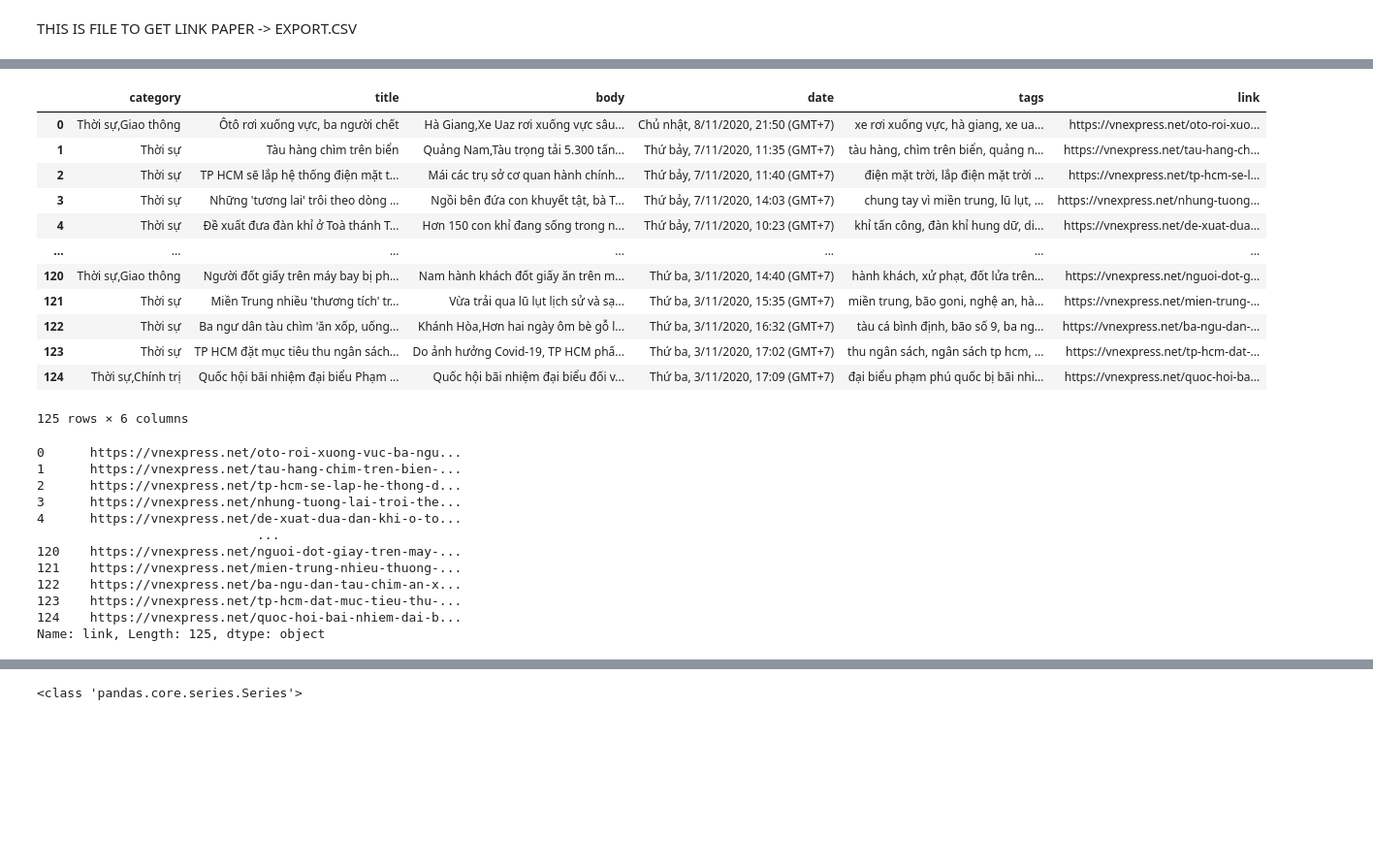
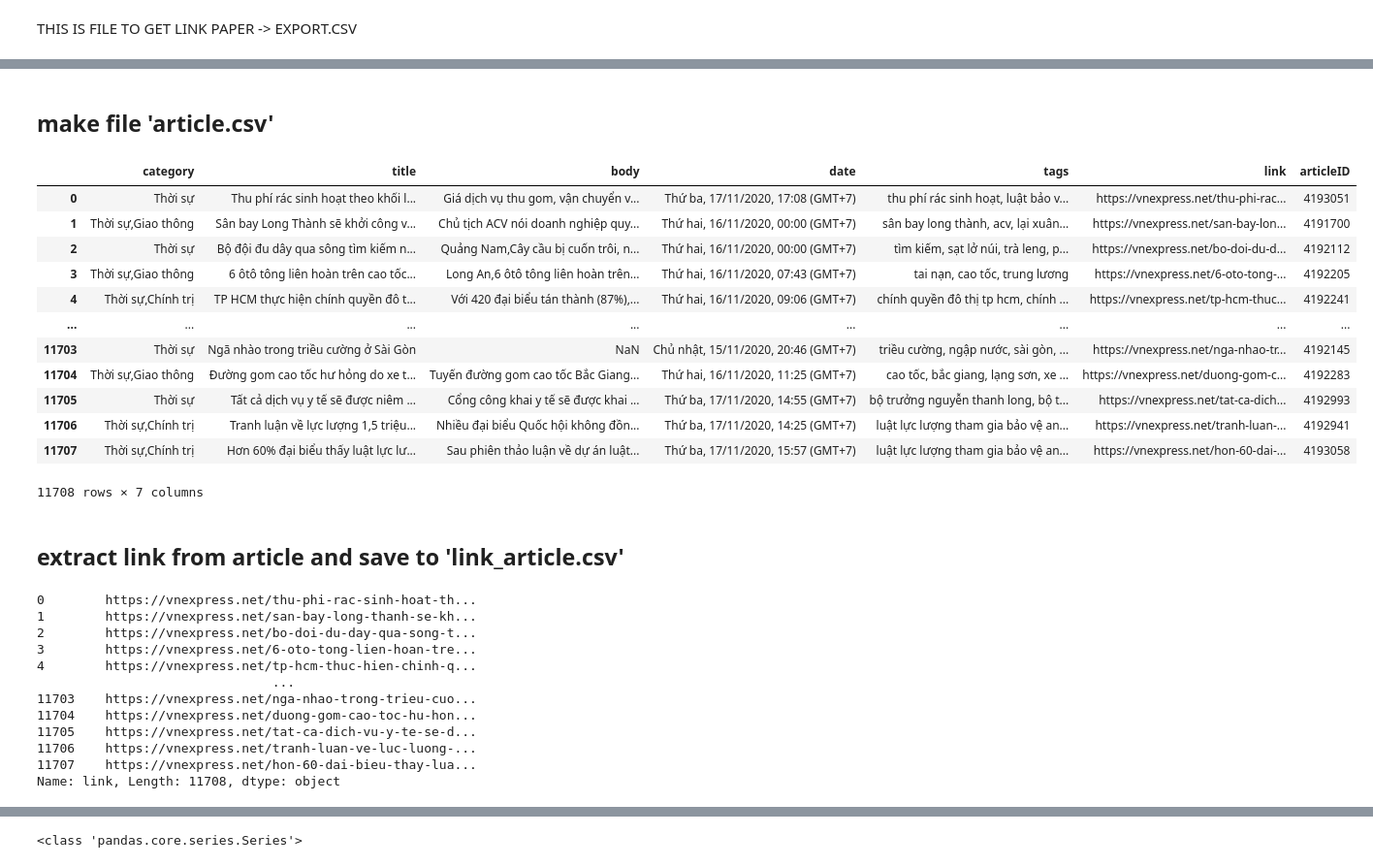
Before and after one commit to thuy4tbn99/crawl_vnexpress, a Jupyter notebook: scrapy_vnexpress/vnexpress/extract_itemcsv.ipynb, the cells around one changed output, grey strips where cells are left out. Shown at 97% size. Saved outputs shown, nothing was run; the diff lists cells and outputs as text; code cells hidden in the pictures; blank space fills up the shorter version.

```diff
--- a/scrapy_vnexpress/vnexpress/extract_itemcsv.ipynb
+++ b/scrapy_vnexpress/vnexpress/extract_itemcsv.ipynb
@@ -11,39 +5,43 @@ import pandas as pd
+# %% [markdown]
+## make file 'article.csv'
 # %%
-items = pd.read_csv('./article.csv')
+article_items = pd.read_csv('./articles.csv')
-# %%
-items
-# %% [output]
-|  | category | title | body | date | tags | link |
-| 0 | Thời sự,Giao thông | Ôtô rơi xuống vực, ba người chết | Hà Giang,Xe Uaz rơi xuống vực sâu... | Chủ nhật, 8/11/2020, 21:50 (GMT+7) | xe rơi xuống vực, hà giang, xe ua... | https://vnexpress.net/oto-roi-xuo... |
-| 1 | Thời sự | Tàu hàng chìm trên biển | Quảng Nam,Tàu trọng tải 5.300 tấn... | Thứ bảy, 7/11/2020, 11:35 (GMT+7) | tàu hàng, chìm trên biển, quảng n... | https://vnexpress.net/tau-hang-ch... |
-| 2 | Thời sự | TP HCM sẽ lắp hệ thống điện mặt t... | Mái các trụ sở cơ quan hành chính... | Thứ bảy, 7/11/2020, 11:40 (GMT+7) | điện mặt trời, lắp điện mặt trời ... | https://vnexpress.net/tp-hcm-se-l... |
-| 3 | Thời sự | Những 'tương lai' trôi theo dòng ... | Ngồi bên đứa con khuyết tật, bà T... | Thứ bảy, 7/11/2020, 14:03 (GMT+7) | chung tay vì miền trung, lũ lụt, ... | https://vnexpress.net/nhung-tuong... |
-| 4 | Thời sự | Đề xuất đưa đàn khỉ ở Toà thánh T... | Hơn 150 con khỉ đang sống trong n... | Thứ bảy, 7/11/2020, 10:23 (GMT+7) | khỉ tấn công, đàn khỉ hung dữ, di... | https://vnexpress.net/de-xuat-dua... |
-| ... | ... | ... | ... | ... | ... | ... |
-| 120 | Thời sự,Giao thông | Người đốt giấy trên máy bay bị ph... | Nam hành khách đốt giấy ăn trên m... | Thứ ba, 3/11/2020, 14:40 (GMT+7) | hành khách, xử phạt, đốt lửa trên... | https://vnexpress.net/nguoi-dot-g... |
-| 121 | Thời sự | Miền Trung nhiều 'thương tích' tr... | Vừa trải qua lũ lụt lịch sử và sạ... | Thứ ba, 3/11/2020, 15:35 (GMT+7) | miền trung, bão goni, nghệ an, hà... | https://vnexpress.net/mien-trung-... |
-| 122 | Thời sự | Ba ngư dân tàu chìm 'ăn xốp, uống... | Khánh Hòa,Hơn hai ngày ôm bè gỗ l... | Thứ ba, 3/11/2020, 16:32 (GMT+7) | tàu cá bình định, bão số 9, ba ng... | https://vnexpress.net/ba-ngu-dan-... |
-| 123 | Thời sự | TP HCM đặt mục tiêu thu ngân sách... | Do ảnh hưởng Covid-19, TP HCM phấ... | Thứ ba, 3/11/2020, 17:02 (GMT+7) | thu ngân sách, ngân sách tp hcm, ... | https://vnexpress.net/tp-hcm-dat-... |
-| 124 | Thời sự,Chính trị | Quốc hội bãi nhiệm đại biểu Phạm ... | Quốc hội bãi nhiệm đại biểu đối v... | Thứ ba, 3/11/2020, 17:09 (GMT+7) | đại biểu phạm phú quốc bị bãi nhi... | https://vnexpress.net/quoc-hoi-ba... |
-125 rows × 6 columns
+# %%
+article_items
+# %% [output]
+|  | category | title | body | date | tags | link | articleID |
+| 0 | Thời sự | Thu phí rác sinh hoạt theo khối l... | Giá dịch vụ thu gom, vận chuyển v... | Thứ ba, 17/11/2020, 17:08 (GMT+7) | thu phí rác sinh hoạt, luật bảo v... | https://vnexpress.net/thu-phi-rac... | 4193051 |
+| 1 | Thời sự,Giao thông | Sân bay Long Thành sẽ khởi công v... | Chủ tịch ACV nói doanh nghiệp quy... | Thứ hai, 16/11/2020, 00:00 (GMT+7) | sân bay long thành, acv, lại xuân... | https://vnexpress.net/san-bay-lon... | 4191700 |
+| 2 | Thời sự | Bộ đội đu dây qua sông tìm kiếm n... | Quảng Nam,Cây cầu bị cuốn trôi, n... | Thứ hai, 16/11/2020, 00:00 (GMT+7) | tìm kiếm, sạt lở núi, trà leng, p... | https://vnexpress.net/bo-doi-du-d... | 4192112 |
+| 3 | Thời sự,Giao thông | 6 ôtô tông liên hoàn trên cao tốc... | Long An,6 ôtô tông liên hoàn trên... | Thứ hai, 16/11/2020, 07:43 (GMT+7) | tai nạn, cao tốc, trung lương | https://vnexpress.net/6-oto-tong-... | 4192205 |
+| 4 | Thời sự,Chính trị | TP HCM thực hiện chính quyền đô t... | Với 420 đại biểu tán thành (87%),... | Thứ hai, 16/11/2020, 09:06 (GMT+7) | chính quyền đô thị tp hcm, chính ... | https://vnexpress.net/tp-hcm-thuc... | 4192241 |
+| ... | ... | ... | ... | ... | ... | ... | ... |
+| 11703 | Thời sự | Ngã nhào trong triều cường ở Sài Gòn | NaN | Chủ nhật, 15/11/2020, 20:46 (GMT+7) | triều cường, ngập nước, sài gòn, ... | https://vnexpress.net/nga-nhao-tr... | 4192145 |
+| 11704 | Thời sự,Giao thông | Đường gom cao tốc hư hỏng do xe t... | Tuyến đường gom cao tốc Bắc Giang... | Thứ hai, 16/11/2020, 11:25 (GMT+7) | cao tốc, bắc giang, lạng sơn, xe ... | https://vnexpress.net/duong-gom-c... | 4192283 |
+| 11705 | Thời sự | Tất cả dịch vụ y tế sẽ được niêm ... | Cổng công khai y tế sẽ được khai ... | Thứ ba, 17/11/2020, 14:55 (GMT+7) | bộ trưởng nguyễn thanh long, bộ t... | https://vnexpress.net/tat-ca-dich... | 4192993 |
+| 11706 | Thời sự,Chính trị | Tranh luận về lực lượng 1,5 triệu... | Nhiều đại biểu Quốc hội không đồn... | Thứ ba, 17/11/2020, 14:25 (GMT+7) | luật lực lượng tham gia bảo vệ an... | https://vnexpress.net/tranh-luan-... | 4192941 |
+| 11707 | Thời sự,Chính trị | Hơn 60% đại biểu thấy luật lực lư... | Sau phiên thảo luận về dự án luật... | Thứ ba, 17/11/2020, 15:57 (GMT+7) | luật lực lượng tham gia bảo vệ an... | https://vnexpress.net/hon-60-dai-... | 4193058 |
+11708 rows × 7 columns
+# %% [markdown]
+## extract link from article and save to 'link_article.csv'
 # %%
 df_link = items['link']
 df_link.to_csv(r'./link_article.csv', index= False, header = False)
 # %%
 print(df_link)
 # %% [output]
-0      https://vnexpress.net/oto-roi-xuong-vuc-ba-ngu...
-1      https://vnexpress.net/tau-hang-chim-tren-bien-...
-2      https://vnexpress.net/tp-hcm-se-lap-he-thong-d...
-3      https://vnexpress.net/nhung-tuong-lai-troi-the...
-4      https://vnexpress.net/de-xuat-dua-dan-khi-o-to...
-                             ...
-120    https://vnexpress.net/nguoi-dot-giay-tren-may-...
-121    https://vnexpress.net/mien-trung-nhieu-thuong-...
-122    https://vnexpress.net/ba-ngu-dan-tau-chim-an-x...
-123    https://vnexpress.net/tp-hcm-dat-muc-tieu-thu-...
-124    https://vnexpress.net/quoc-hoi-bai-nhiem-dai-b...
-Name: link, Length: 125, dtype: object
+0        https://vnexpress.net/thu-phi-rac-sinh-hoat-th...
+1        https://vnexpress.net/san-bay-long-thanh-se-kh...
+2        https://vnexpress.net/bo-doi-du-day-qua-song-t...
+3        https://vnexpress.net/6-oto-tong-lien-hoan-tre...
+4        https://vnexpress.net/tp-hcm-thuc-hien-chinh-q...
+                               ...
+11703    https://vnexpress.net/nga-nhao-trong-trieu-cuo...
+11704    https://vnexpress.net/duong-gom-cao-toc-hu-hon...
+11705    https://vnexpress.net/tat-ca-dich-vu-y-te-se-d...
+11706    https://vnexpress.net/tranh-luan-ve-luc-luong-...
+11707    https://vnexpress.net/hon-60-dai-bieu-thay-lua...
+Name: link, Length: 11708, dtype: object
 # %%
 comment_data = pd.read_csv('./comment_article.csv')
 # %%
```
Also changed, not shown: parts of 22 cells of this notebook, 14 other files.
